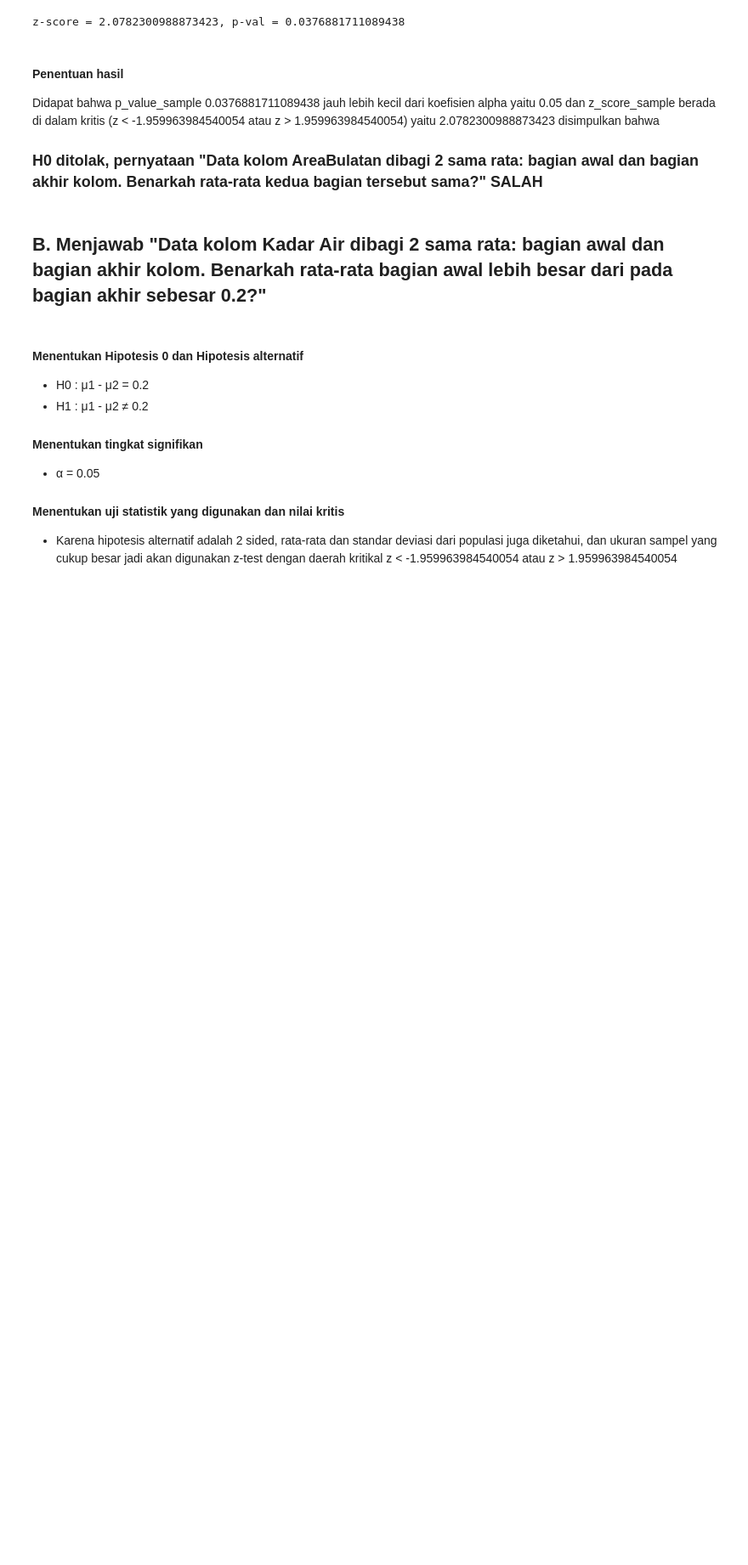
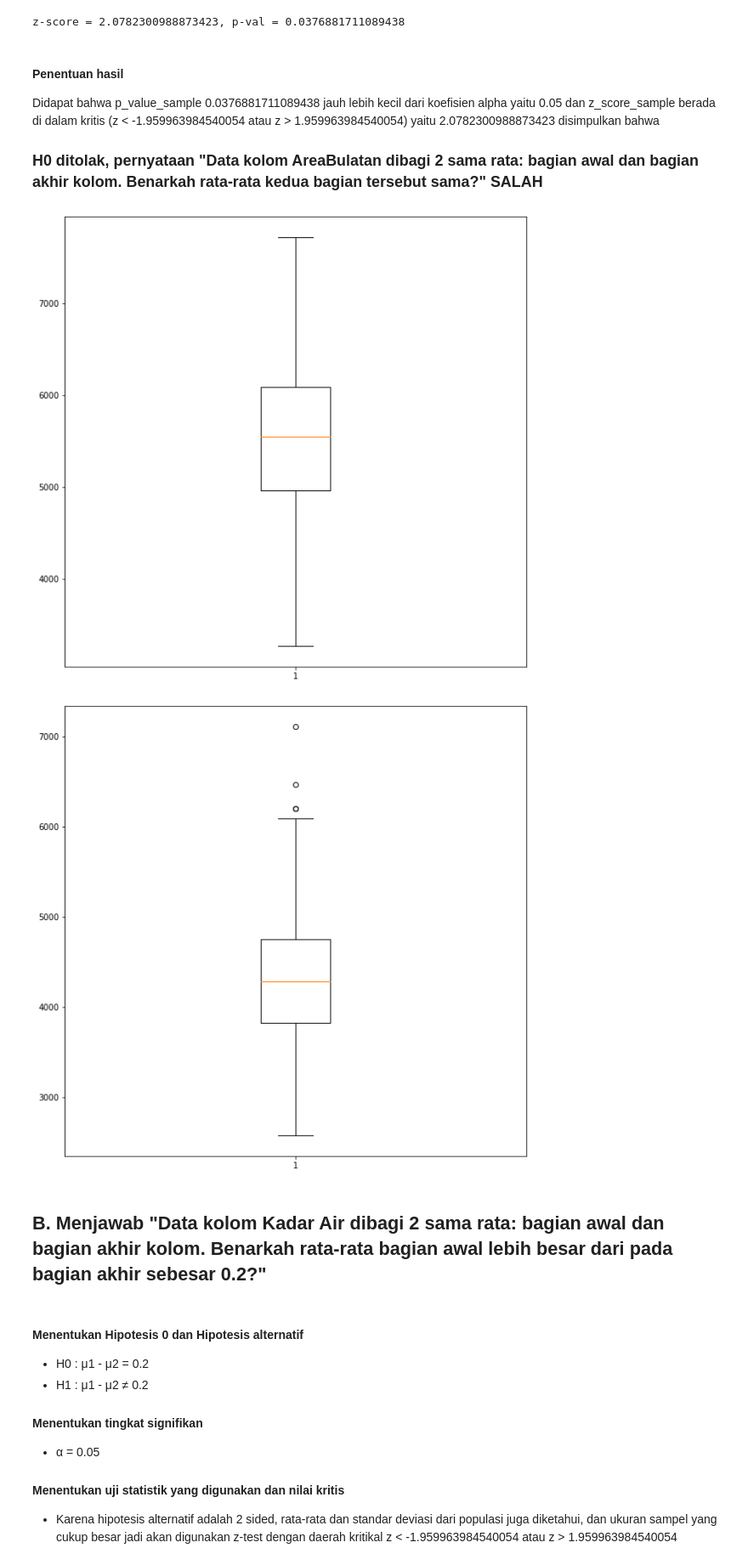
Before and after one commit to chrslex/TubesProbstat, a Jupyter notebook: Tubes keknya sih.ipynb, the cells around one changed output. Shown at 85% size. Saved outputs shown, nothing was run; the diff lists cells and outputs as text; code cells hidden in the pictures; blank space fills up the shorter version.

```diff
--- a/Tubes keknya sih.ipynb
+++ b/Tubes keknya sih.ipynb
@@ -678,6 +678,16 @@ Didapat bahwa p_value_sample 0.0376881711089438 jauh lebih kecil dari koefisien
 dan z_score_sample berada di dalam kritis (z < -1.959963984540054 atau z > 1.959963984540054) yaitu 2.0782300988873423 disimpulkan bahwa
 
 ### H0 ditolak, pernyataan "Data kolom AreaBulatan dibagi 2 sama rata: bagian awal dan bagian akhir kolom. Benarkah rata-rata kedua bagian tersebut sama?" SALAH
+# %%
+plt.figure(figsize=(10,10))
+plt.boxplot(df_bulatan1)
+plt.show()
+plt.figure(figsize=(10,10))
+plt.boxplot(df_bulatan2)
+plt.show()
+# %% [output]
+[figure, added]
+[figure, added]
 # %% [markdown]
 ## B. Menjawab "Data kolom Kadar Air dibagi 2 sama rata: bagian awal dan bagian akhir kolom. Benarkah rata-rata bagian awal lebih besar dari pada bagian akhir sebesar 0.2?"
 # %% [markdown]
```
Also changed, not shown: parts of 6 cells of this notebook.
